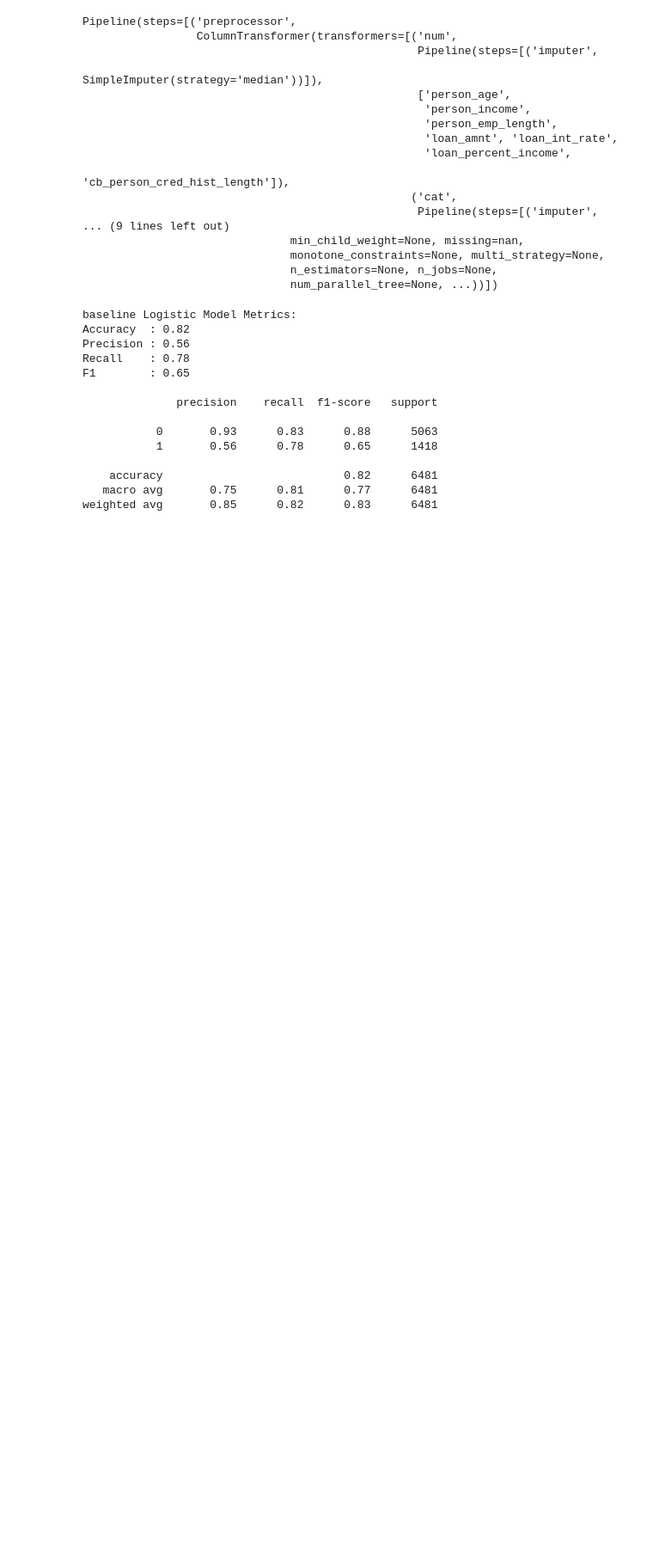
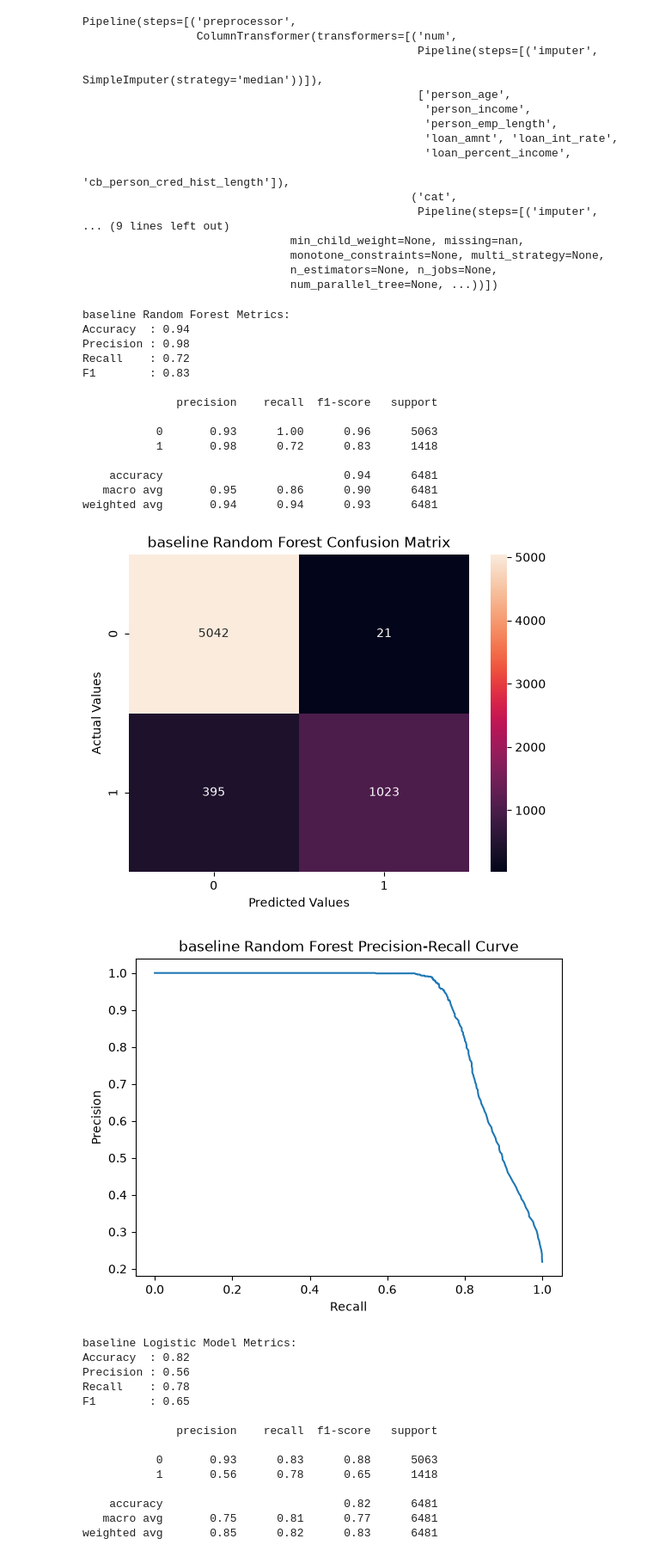
Before and after one commit to Vagishaa11/Credit-Risk-assesment-using-shap, a Jupyter notebook: Credit_risk.ipynb, the cells around one changed output. Shown at 86% size. Saved outputs shown, nothing was run; the diff lists cells and outputs as text; code cells hidden in the pictures; blank space fills up the shorter version.

```diff
--- a/Credit_risk.ipynb
+++ b/Credit_risk.ipynb
@@ -432,6 +494,36 @@ Pipeline(steps=[('preprocessor',
                                monotone_constraints=None, multi_strategy=None,
                                n_estimators=None, n_jobs=None,
                                num_parallel_tree=None, ...))])
+# %%
+rf_model = Pipeline([
+    ('preprocessor', preprocessor_xg),
+    ('classifer', RandomForestClassifier(
+        n_estimators=300,
+        class_weight="balanced_subsample",
+        n_jobs=-1,
+        random_state=42
+    ))
+])
+rf_model.fit(X_train, y_train)
+
+evaluate_model("baseline Random Forest", rf_model, X_test, y_test)
+# %% [output]
+baseline Random Forest Metrics:
+Accuracy  : 0.94
+Precision : 0.98
+Recall    : 0.72
+F1        : 0.83
+
+              precision    recall  f1-score   support
+
+           0       0.93      1.00      0.96      5063
+           1       0.98      0.72      0.83      1418
+
+    accuracy                           0.94      6481
+   macro avg       0.95      0.86      0.90      6481
+weighted avg       0.94      0.94      0.93      6481
+[figure, added]
+[figure, added]
 # %%
 # Evaluation
 evaluate_model("baseline Logistic Model",baseline_model,X_test,y_test)
```
Also changed, not shown: parts of 22 cells of this notebook, 10 other files.
